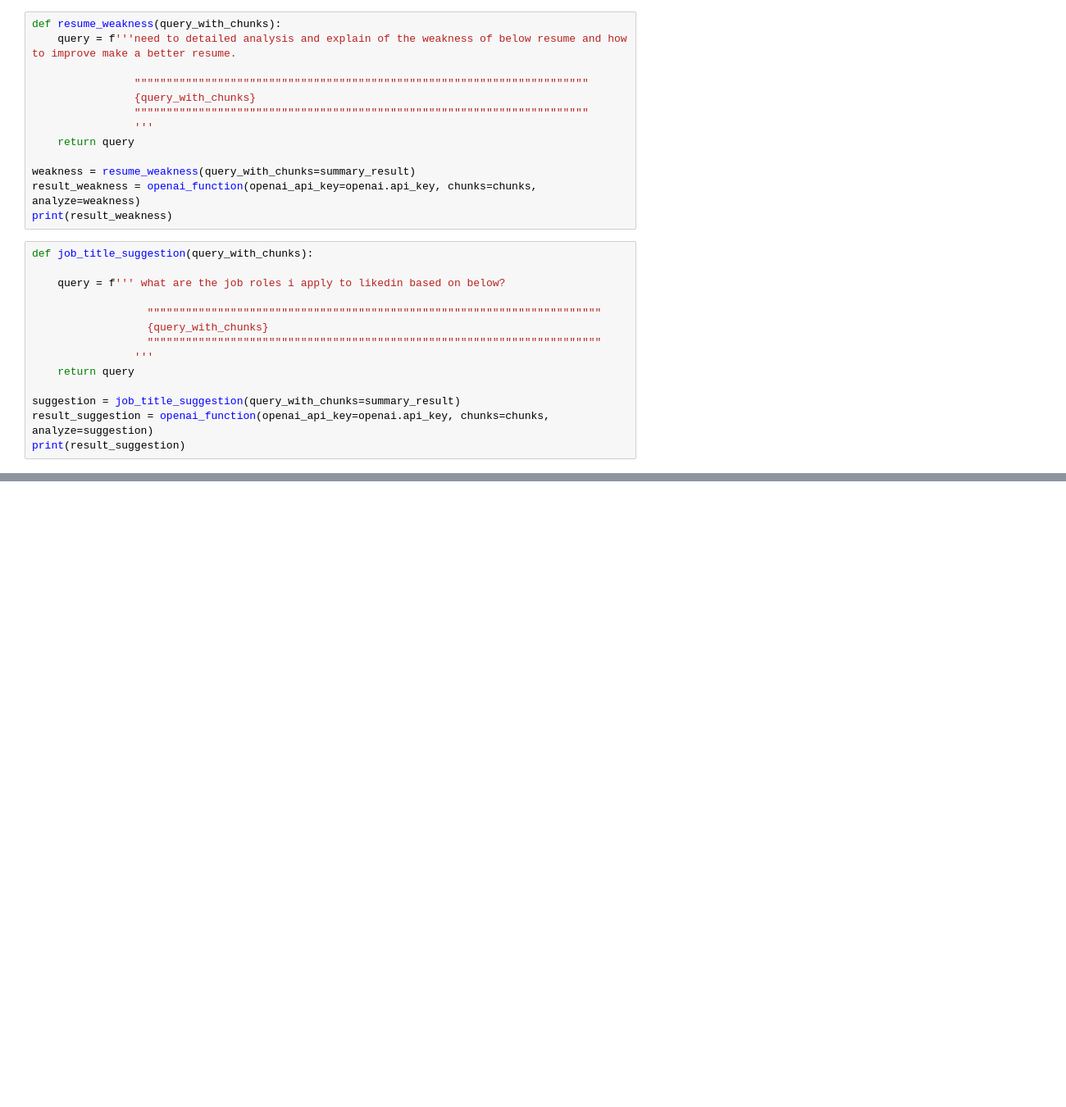
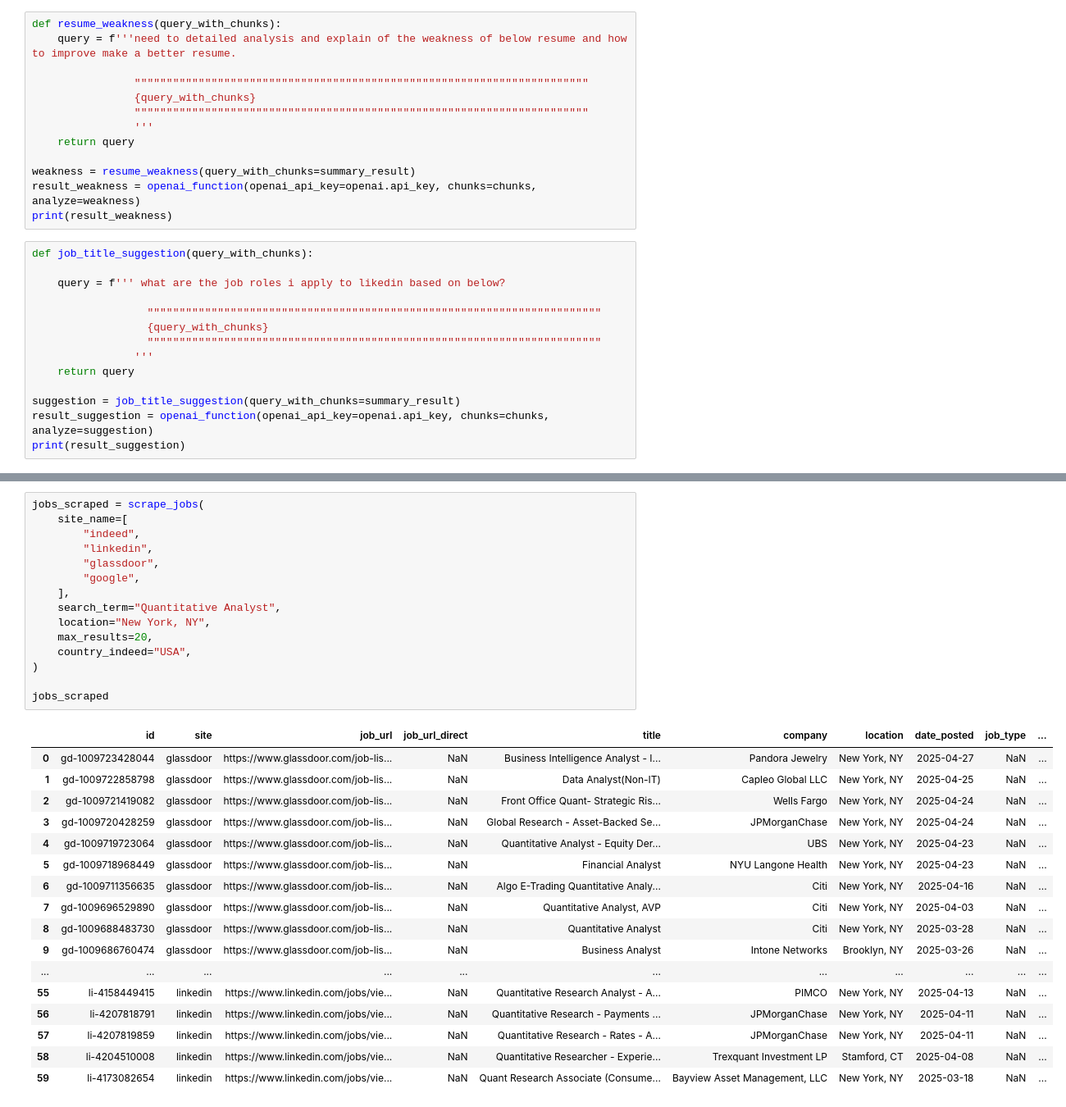
Before and after one commit to KidQuant/FA690MiniProject-CreativityOlympics, a Jupyter notebook: AI-Resume-Analyzer.ipynb, the cells around one changed output, grey strips where cells are left out. Shown at 82% size. Saved outputs shown, nothing was run; the diff lists cells and outputs as text; blank space fills up the shorter version.

```diff
--- a/AI-Resume-Analyzer.ipynb
+++ b/AI-Resume-Analyzer.ipynb
@@ -145,0 +195,33 @@ print(result_suggestion)
+# %%
+jobs_scraped = scrape_jobs(
+    site_name=[
+        "indeed",
+        "linkedin",
+        "glassdoor",
+        "google",
+    ],
+    search_term="Quantitative Analyst",
+    location="New York, NY",
+    max_results=20,
+    country_indeed="USA",
+)
+
+jobs_scraped
+# %% [output]
+|  | id | site | job_url | job_url_direct | title | company | location | date_posted | job_type | ... |
+| 0 | gd-1009723428044 | glassdoor | https://www.glassdoor.com/job-lis... | NaN | Business Intelligence Analyst - I... | Pandora Jewelry | New York, NY | 2025-04-27 | NaN | ... |
+| 1 | gd-1009722858798 | glassdoor | https://www.glassdoor.com/job-lis... | NaN | Data Analyst(Non-IT) | Capleo Global LLC | New York, NY | 2025-04-25 | NaN | ... |
+| 2 | gd-1009721419082 | glassdoor | https://www.glassdoor.com/job-lis... | NaN | Front Office Quant- Strategic Ris... | Wells Fargo | New York, NY | 2025-04-24 | NaN | ... |
+| 3 | gd-1009720428259 | glassdoor | https://www.glassdoor.com/job-lis... | NaN | Global Research - Asset-Backed Se... | JPMorganChase | New York, NY | 2025-04-24 | NaN | ... |
+| 4 | gd-1009719723064 | glassdoor | https://www.glassdoor.com/job-lis... | NaN | Quantitative Analyst - Equity Der... | UBS | New York, NY | 2025-04-23 | NaN | ... |
+| 5 | gd-1009718968449 | glassdoor | https://www.glassdoor.com/job-lis... | NaN | Financial Analyst | NYU Langone Health | New York, NY | 2025-04-23 | NaN | ... |
+| 6 | gd-1009711356635 | glassdoor | https://www.glassdoor.com/job-lis... | NaN | Algo E-Trading Quantitative Analy... | Citi | New York, NY | 2025-04-16 | NaN | ... |
+| 7 | gd-1009696529890 | glassdoor | https://www.glassdoor.com/job-lis... | NaN | Quantitative Analyst, AVP | Citi | New York, NY | 2025-04-03 | NaN | ... |
+| 8 | gd-1009688483730 | glassdoor | https://www.glassdoor.com/job-lis... | NaN | Quantitative Analyst | Citi | New York, NY | 2025-03-28 | NaN | ... |
+| 9 | gd-1009686760474 | glassdoor | https://www.glassdoor.com/job-lis... | NaN | Business Analyst | Intone Networks | Brooklyn, NY | 2025-03-26 | NaN | ... |
+| ... | ... | ... | ... | ... | ... | ... | ... | ... | ... | ... |
+| 55 | li-4158449415 | linkedin | https://www.linkedin.com/jobs/vie... | NaN | Quantitative Research Analyst - A... | PIMCO | New York, NY | 2025-04-13 | NaN | ... |
+| 56 | li-4207818791 | linkedin | https://www.linkedin.com/jobs/vie... | NaN | Quantitative Research - Payments ... | JPMorganChase | New York, NY | 2025-04-11 | NaN | ... |
+| 57 | li-4207819859 | linkedin | https://www.linkedin.com/jobs/vie... | NaN | Quantitative Research - Rates - A... | JPMorganChase | New York, NY | 2025-04-11 | NaN | ... |
+| 58 | li-4204510008 | linkedin | https://www.linkedin.com/jobs/vie... | NaN | Quantitative Researcher - Experie... | Trexquant Investment LP | Stamford, CT | 2025-04-08 | NaN | ... |
+| 59 | li-4173082654 | linkedin | https://www.linkedin.com/jobs/vie... | NaN | Quant Research Associate (Consume... | Bayview Asset Management, LLC | New York, NY | 2025-03-18 | NaN | ... |
```
Also changed, not shown: parts of 5 cells of this notebook, 1 other file.
